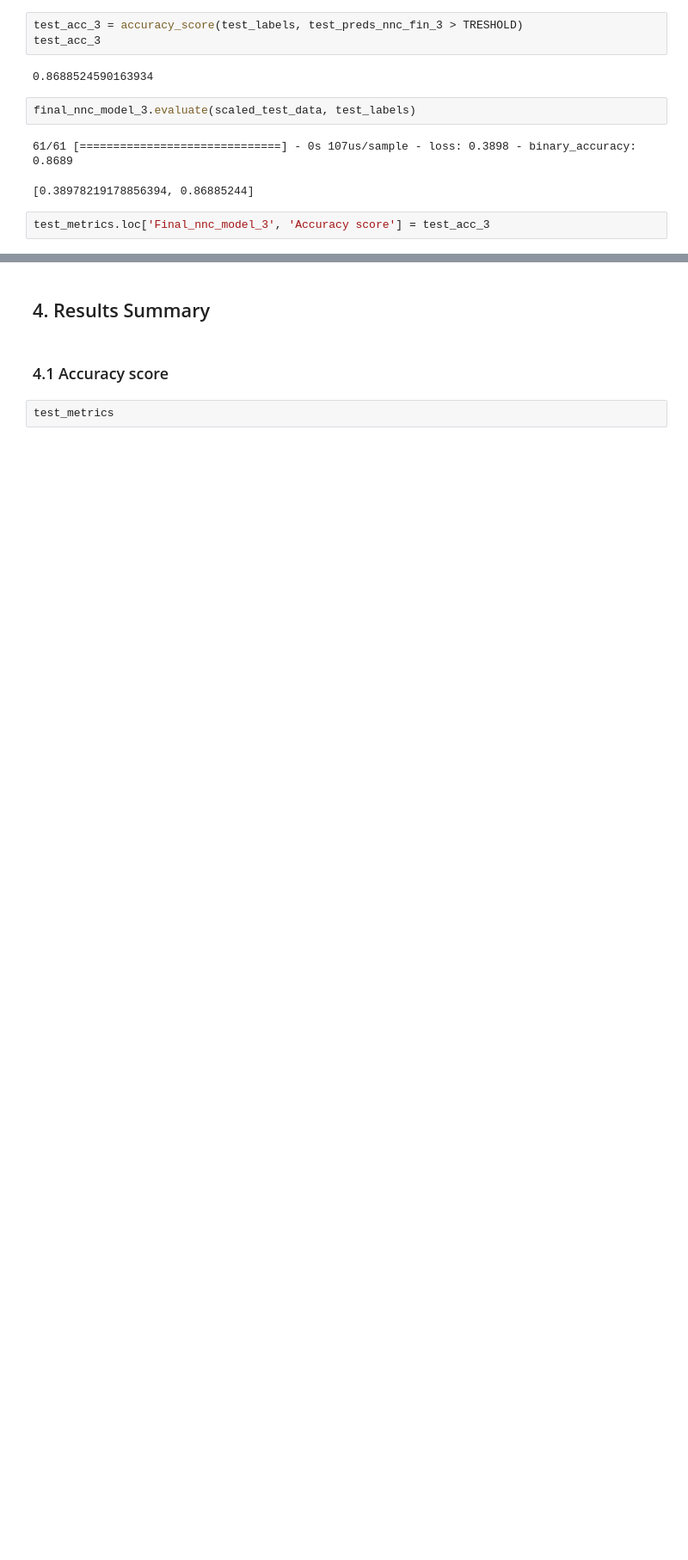
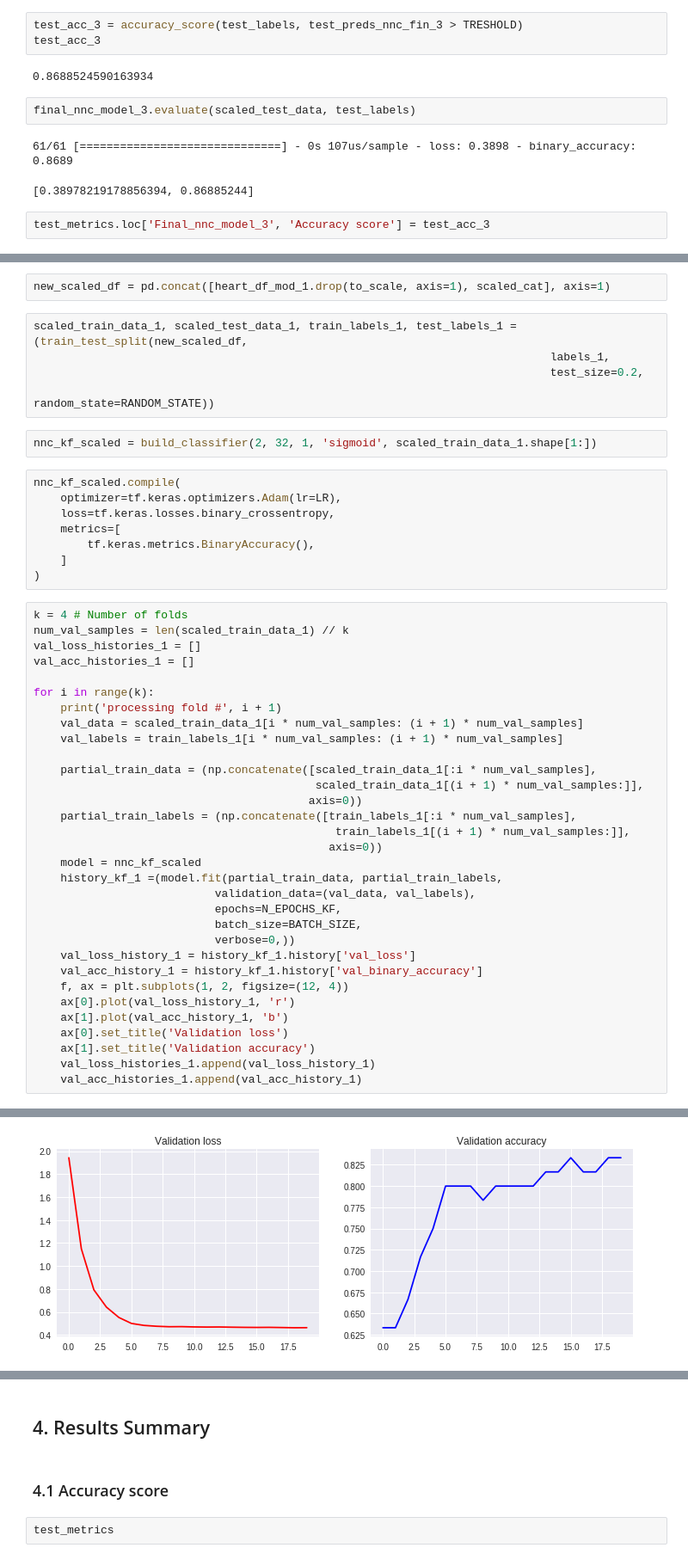
Before and after one commit to aupe/ml_dl_heart, a Jupyter notebook: Heart.ipynb, the cells around one changed output, grey strips where cells are left out. Shown at 86% size. Saved outputs shown, nothing was run; the diff lists cells and outputs as text; blank space fills up the shorter version.

```diff
--- a/Heart.ipynb
+++ b/Heart.ipynb
@@ -984,0 +999,50 @@ test_metrics.loc['Final_nnc_model_3', 'Accuracy score'] = test_acc_3
+# %%
+new_scaled_df = pd.concat([heart_df_mod_1.drop(to_scale, axis=1), scaled_cat], axis=1)
+# %%
+scaled_train_data_1, scaled_test_data_1, train_labels_1, test_labels_1 = (train_test_split(new_scaled_df,
+                                                                             labels_1,
+                                                                             test_size=0.2,
+                                                                             random_state=RANDOM_STATE))
+# %%
+nnc_kf_scaled = build_classifier(2, 32, 1, 'sigmoid', scaled_train_data_1.shape[1:])
+# %%
+nnc_kf_scaled.compile(
+    optimizer=tf.keras.optimizers.Adam(lr=LR),
+    loss=tf.keras.losses.binary_crossentropy,
+    metrics=[
+        tf.keras.metrics.BinaryAccuracy(),
+    ]
+)
+# %%
+k = 4 # Number of folds
+num_val_samples = len(scaled_train_data_1) // k
+val_loss_histories_1 = []
+val_acc_histories_1 = []
+
+for i in range(k):
+    print('processing fold #', i + 1)
+    val_data = scaled_train_data_1[i * num_val_samples: (i + 1) * num_val_samples]
+    val_labels = train_labels_1[i * num_val_samples: (i + 1) * num_val_samples]
+
+    partial_train_data = (np.concatenate([scaled_train_data_1[:i * num_val_samples],
+                                          scaled_train_data_1[(i + 1) * num_val_samples:]],
+                                         axis=0))
+    partial_train_labels = (np.concatenate([train_labels_1[:i * num_val_samples],
+                                             train_labels_1[(i + 1) * num_val_samples:]],
+                                            axis=0))
+    model = nnc_kf_scaled
+    history_kf_1 =(model.fit(partial_train_data, partial_train_labels,
+                           validation_data=(val_data, val_labels),
+                           epochs=N_EPOCHS_KF,
+                           batch_size=BATCH_SIZE,
+                           verbose=0,))
+    val_loss_history_1 = history_kf_1.history['val_loss']
+    val_acc_history_1 = history_kf_1.history['val_binary_accuracy']
+    f, ax = plt.subplots(1, 2, figsize=(12, 4))
+    ax[0].plot(val_loss_history_1, 'r')
+    ax[1].plot(val_acc_history_1, 'b')
+    ax[0].set_title('Validation loss')
+    ax[1].set_title('Validation accuracy')
+    val_loss_histories_1.append(val_loss_history_1)
+    val_acc_histories_1.append(val_acc_history_1)
+# %% [output]
@@ -984,0 +1053 @@ test_metrics.loc['Final_nnc_model_3', 'Accuracy score'] = test_acc_3
+[figure, added]
```
Also changed, not shown: parts of 25 cells of this notebook, 1 other file.
